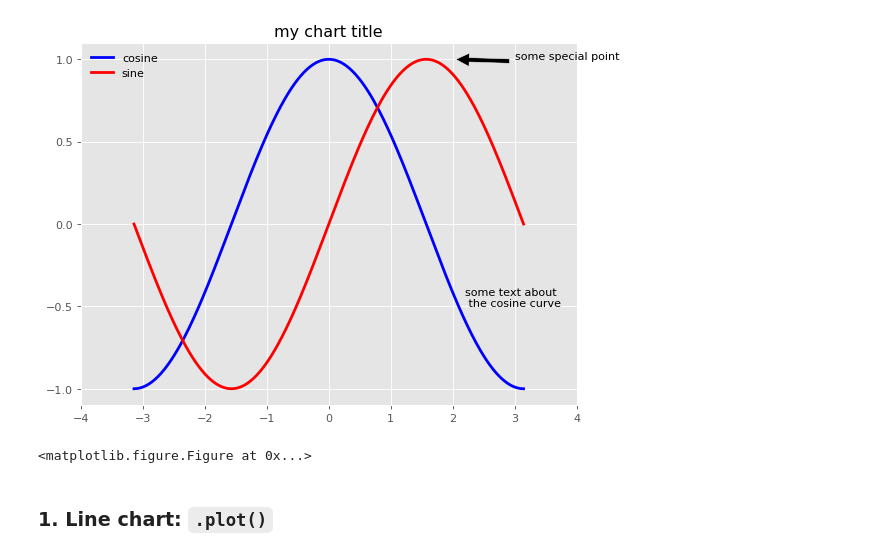
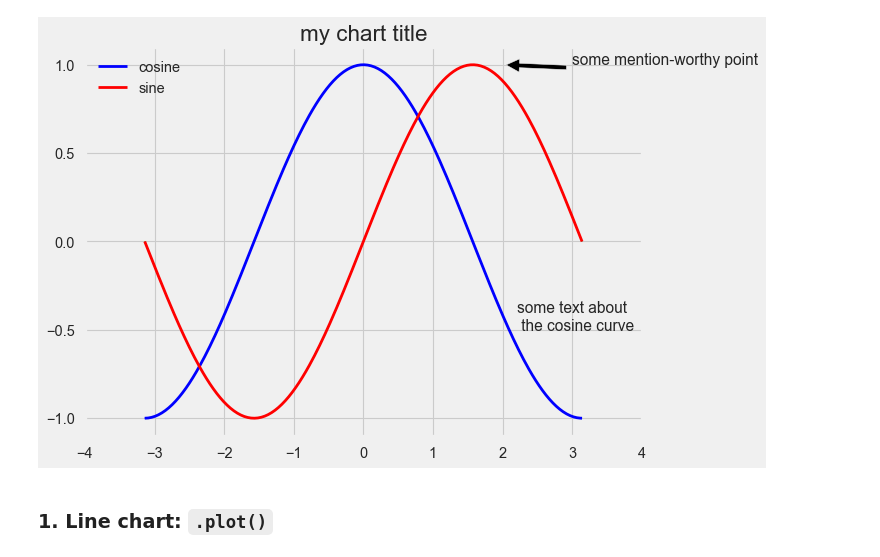
Before and after one commit to davified/matplotlib-tutorial, a Jupyter notebook: matplotlib-tutorial.ipynb, the cells around one changed output. Saved outputs shown, nothing was run; the diff lists cells and outputs as text; code cells hidden in the pictures.

```diff
--- a/matplotlib-tutorial.ipynb
+++ b/matplotlib-tutorial.ipynb
@@ -36,0 +42,15 @@ import matplotlib.pyplot as plt
+# %%
+# IMPORT LIBRARIES
+import numpy as np
+import matplotlib.pyplot as plt
+import math
+
+# CONFIGURATION
+# Turn on interactive mode so that we don't have to type plt.show() for every chart
+plt.ion()
+# plt.ioff() # to turn off interative mode, run plt.ioff()
+
+# Define style of plot. This is a simple addition to make your charts more impressive!
+# To see a list of all styles available, run print(plt.style.available). I typically use either
+# 'ggplot' or 'fivethirtyeight'
+plt.style.use('fivethirtyeight')
@@ -38,14 +75,6 @@ import matplotlib.pyplot as plt
 # Recipe 1:
 # Note: The settings have been explicitly set to their default values,
 # but now you can interactively play with the values to explore their affect
-
-# Imports
-import numpy as np
-import matplotlib.pyplot as plt
-
-# Define style of plot. This is a simple addition to make your charts more impressive!
-# TODO: add list of styles available
-plt.style.use("ggplot")
 
 # Create a new figure of size 8x6 points, using 100 dots per inch
 plt.figure(figsize=(8,6), dpi=80)
@@ -58,8 +87,6 @@ C,S = np.cos(X), np.sin(X)
 
 # Plot cosine using blue color with a continuous line of width 1 (pixels)
 plt.plot(X, C, color="blue", linewidth=1.0, linestyle="-")
-
-# Plot sine using green color with a continuous line of width 1 (pixels)
 plt.plot(X, S, color="green", linewidth=1.0, linestyle="-")
 
 # Set x limits
@@ -72,36 +99,36 @@ plt.xticks(np.linspace(math.floor(X.min()), math.ceil(X.max()), 9, endpoint=True
 plt.ylim(C.min()*1.1, C.max()*1.1)
 
 # Set y ticks
 plt.yticks(np.linspace(-1,1,5,endpoint=True))
 
 
 # Adding legend
 plt.plot(X, C, color="blue", linewidth=2.5, linestyle="-", label="cosine")
 plt.plot(X, S, color="red",  linewidth=2.5, linestyle="-", label="sine")
 plt.legend(loc='upper left', frameon=False)
 
 # Adding title
 plt.title('my chart title')
 
 # Adding text
 plt.text(2.2, -0.5, 'some text about\n the cosine curve')
 
 # Add annotation
-plt.annotate('some special point', xy=(2, 1), xytext=(3, 1),
+plt.annotate('some mention-worthy point', xy=(2, 1), xytext=(3, 1),
             arrowprops=dict(facecolor='black', shrink=0.05),)
+# (docs: http://matplotlib.org/api/pyplot_api.html#matplotlib.pyplot.annotate)
 
 # Save figure using 72 dots per inch
 # plt.savefig("../figures/exercice_2.png",dpi=72)
 
 # Show result on screen
 plt.show()
 
 # Clear figure. It's a good practice to explicitly tell Matplotlib to close down the plot when you're working on
 # multiple figures/plots
 plt.clf()
 # %% [output]
-[figure, old version]
+[figure, new version]
-<matplotlib.figure.Figure at 0x...>
 # %% [markdown]
 ### 1. Line chart: `.plot()`
 # %%
```
Also changed, not shown: parts of 35 cells of this notebook, 3 other files.
